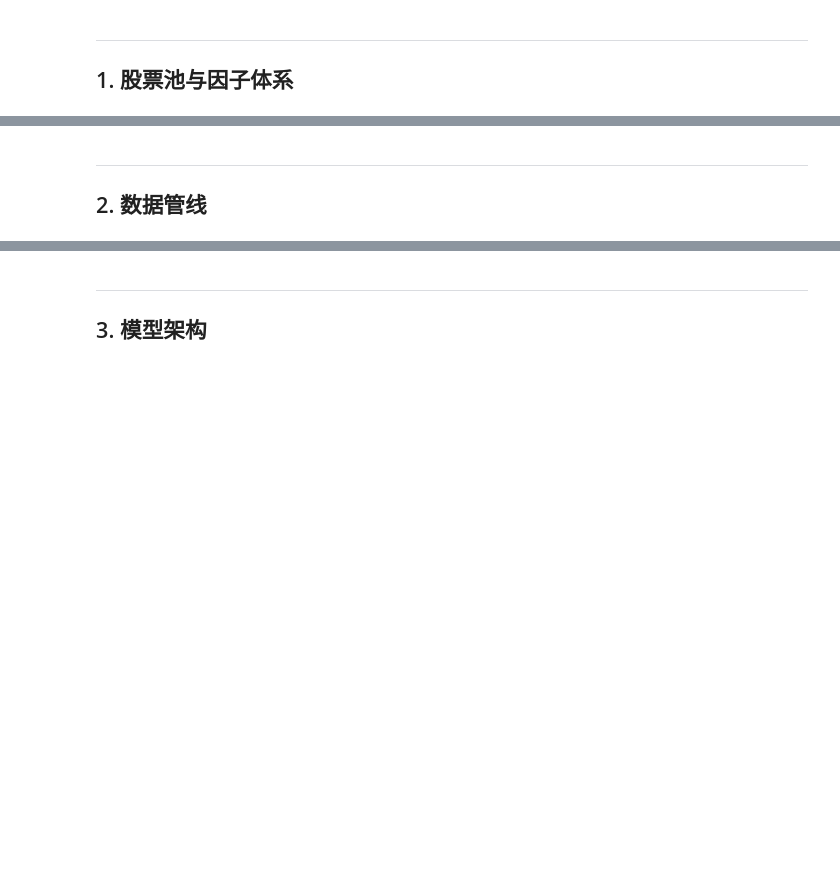
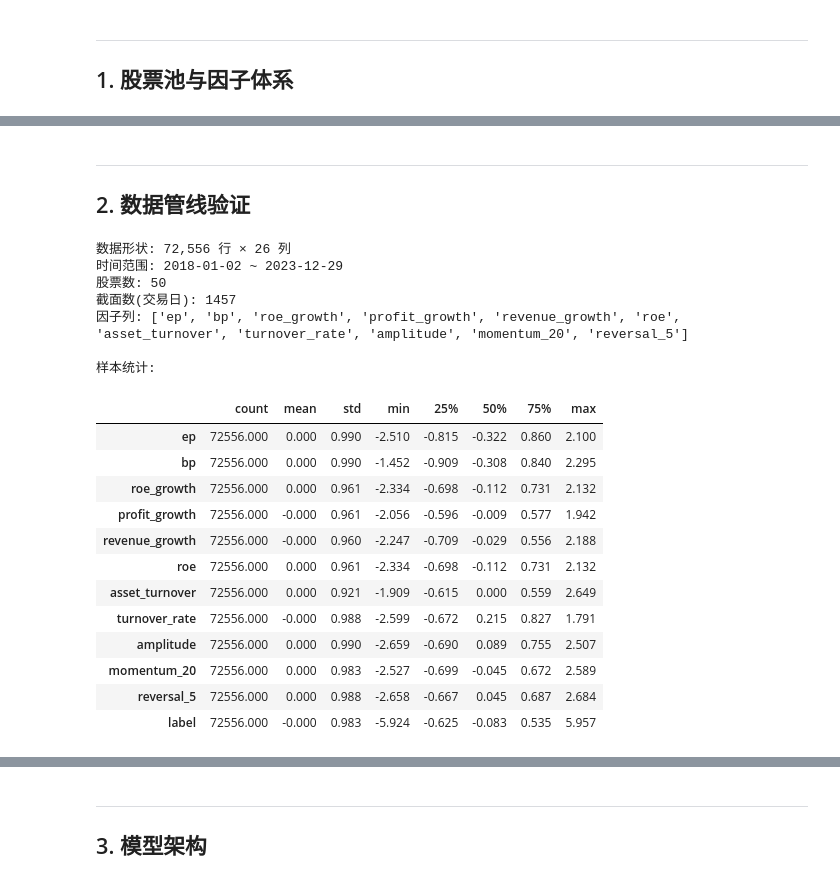
Before and after one commit to se-veN714/PowerAdapter-Alpha, a Jupyter notebook: notebooks/reproduction.ipynb, the cells around one changed output, grey strips where cells are left out. Drawn from its saved outputs; the diff is of its cells as text; code cells hidden in the pictures; blank space fills up the shorter version.

```diff
--- a/notebooks/reproduction.ipynb
+++ b/notebooks/reproduction.ipynb
@@ -92,15 +139,35 @@ print(f"共 {len(factor_df)} 个因子，覆盖 {factor_df['类别'].nunique()}
 # %% [markdown]
 ---
-## 2. 数据管线
+## 2. 数据管线验证
 # %%
-# 加载预处理数据
-processed_path = PROCESSED_DATA_DIR / "processed_data.csv"
-df = pd.read_csv(processed_path, parse_dates=["date"])
-
-print(f"数据规模: {len(df):,} 行 × {len(df.columns)} 列")
-print(f"日期范围: {df['date'].min().date()} ~ {df['date'].max().date()}")
-print(f"股票数量: {df['stock_code'].nunique()}")
-print(f"交易日数: {df['date'].nunique()}")
-print(f"\n因子列: {list(FACTOR_COLS)}")
-print(f"\n标签统计:")
-display(df["label"].describe().to_frame().T)
+# ===== 2.1 加载预处理数据 =====
+data_path = DATA_DIR / 'processed_data.csv'
+df_raw = pd.read_csv(data_path, parse_dates=['date'])
+print(f'数据形状: {df_raw.shape[0]:,} 行 × {df_raw.shape[1]} 列')
+print(f'时间范围: {df_raw["date"].min().date()} ~ {df_raw["date"].max().date()}')
+print(f'股票数: {df_raw["stock_code"].nunique()}')
+print(f'截面数(交易日): {df_raw["date"].nunique()}')
+print(f'因子列: {[c for c in FACTOR_COLS if c in df_raw.columns]}')
+print(f'\n样本统计:')
+display(df_raw[[c for c in FACTOR_COLS if c in df_raw.columns] + ['label']].describe().T.style.format('{:.3f}'))
+# %% [output]
+数据形状: 72,556 行 × 26 列
+时间范围: 2018-01-02 ~ 2023-12-29
+股票数: 50
+截面数(交易日): 1457
+因子列: ['ep', 'bp', 'roe_growth', 'profit_growth', 'revenue_growth', 'roe', 'asset_turnover', 'turnover_rate', 'amplitude', 'momentum_20', 'reversal_5']
+
+样本统计:
+|  | count | mean | std | min | 25% | 50% | 75% | max |
+| ep | 72556.000 | 0.000 | 0.990 | -2.510 | -0.815 | -0.322 | 0.860 | 2.100 |
+| bp | 72556.000 | 0.000 | 0.990 | -1.452 | -0.909 | -0.308 | 0.840 | 2.295 |
+| roe_growth | 72556.000 | 0.000 | 0.961 | -2.334 | -0.698 | -0.112 | 0.731 | 2.132 |
+| profit_growth | 72556.000 | -0.000 | 0.961 | -2.056 | -0.596 | -0.009 | 0.577 | 1.942 |
+| revenue_growth | 72556.000 | -0.000 | 0.960 | -2.247 | -0.709 | -0.029 | 0.556 | 2.188 |
+| roe | 72556.000 | 0.000 | 0.961 | -2.334 | -0.698 | -0.112 | 0.731 | 2.132 |
+| asset_turnover | 72556.000 | 0.000 | 0.921 | -1.909 | -0.615 | 0.000 | 0.559 | 2.649 |
+| turnover_rate | 72556.000 | -0.000 | 0.988 | -2.599 | -0.672 | 0.215 | 0.827 | 1.791 |
+| amplitude | 72556.000 | 0.000 | 0.990 | -2.659 | -0.690 | 0.089 | 0.755 | 2.507 |
+| momentum_20 | 72556.000 | 0.000 | 0.983 | -2.527 | -0.699 | -0.045 | 0.672 | 2.589 |
+| reversal_5 | 72556.000 | 0.000 | 0.988 | -2.658 | -0.667 | 0.045 | 0.687 | 2.684 |
+| label | 72556.000 | -0.000 | 0.983 | -5.924 | -0.625 | -0.083 | 0.535 | 5.957 |
```
Also changed, not shown: parts of 50 cells of this notebook, 2 other files.
